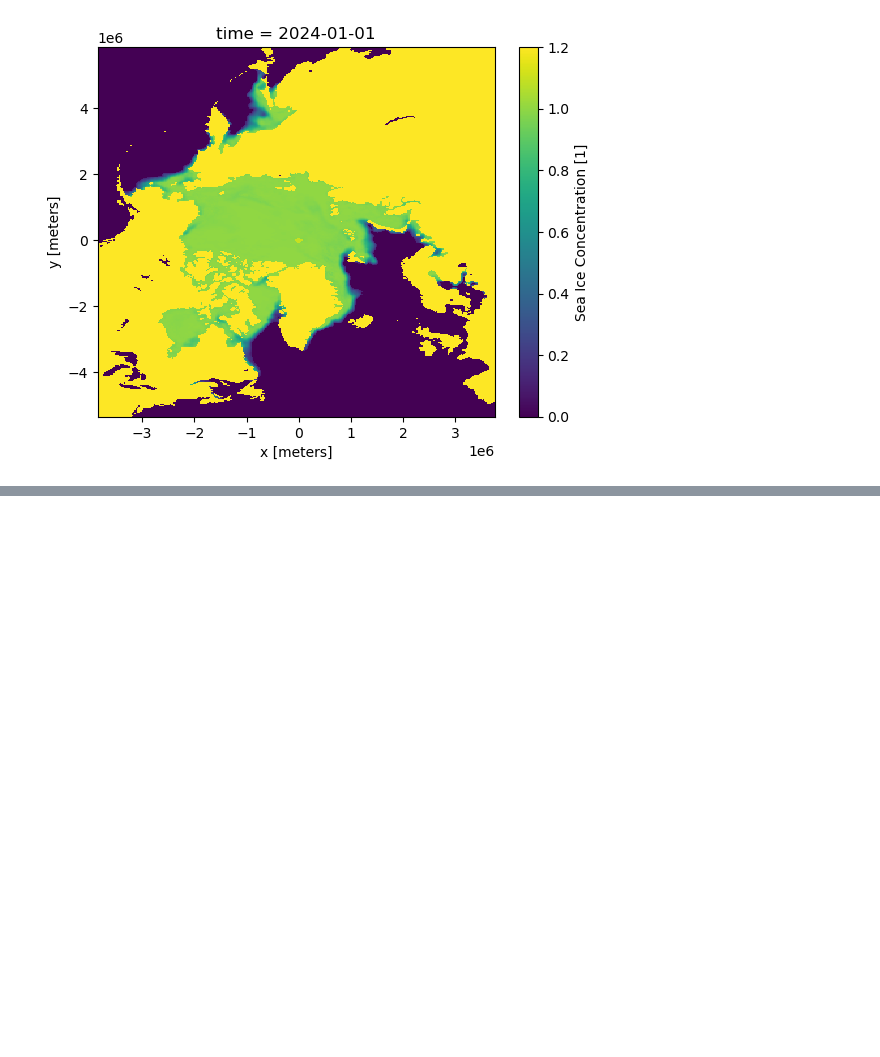
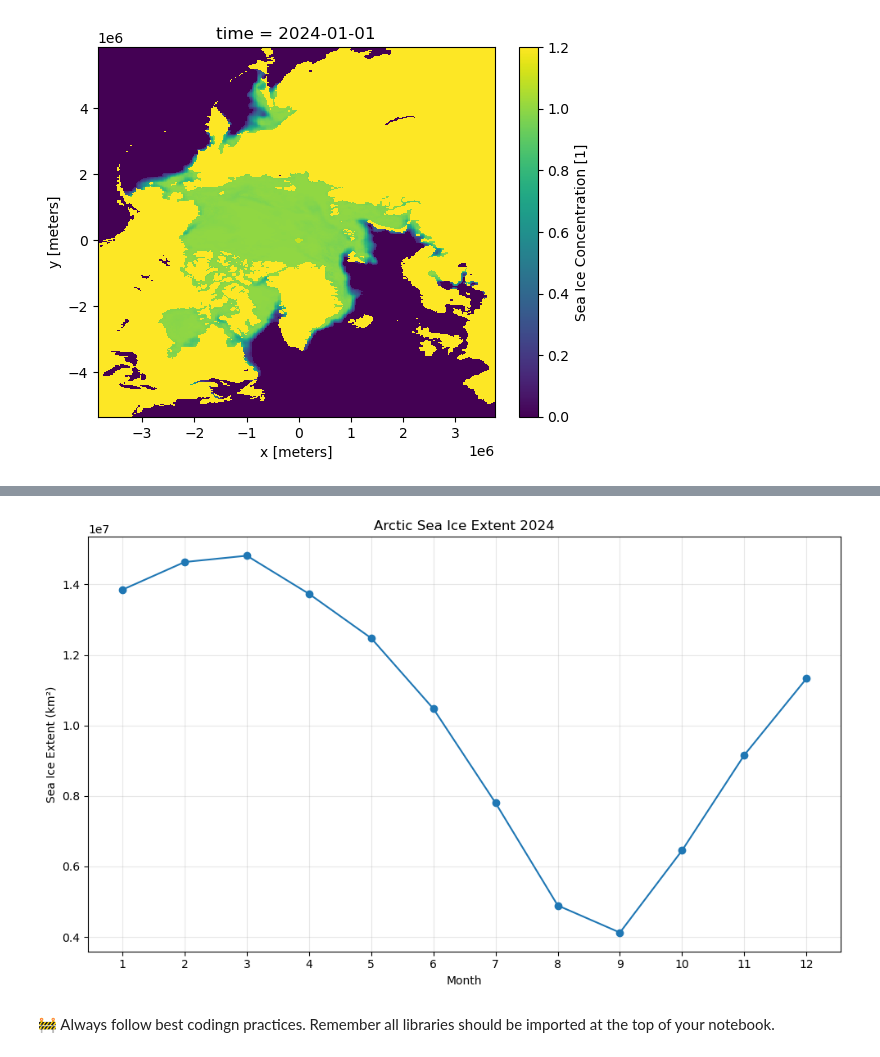
Before and after one commit to carmengg/code-for-genAI-demo, a Jupyter notebook: demo.ipynb, the cells around one changed output, grey strips where cells are left out. Drawn from its saved outputs; the diff is of its cells as text; code cells hidden in the pictures; blank space fills up the shorter version.

```diff
--- a/demo.ipynb
+++ b/demo.ipynb
@@ -101,0 +225,8 @@ What things are important for AI to understand the data you are working wihtout
+# %%
+# Calculate sea ice extent
+grid_cell_area = 25000 * 25000  # 25km x 25km in square meters
+cells_with_ice = ((ice0124['F17_ICECON'] >= 0.15) & (ice0124['F17_ICECON'] <= 1.0)).sum().item()
+sea_ice_extent_km2 = (cells_with_ice * grid_cell_area) / 1e6  # Convert to km²
+
+# Print result
+print(f"Sea ice extent: {sea_ice_extent_km2:,.0f} km²")
@@ -101,0 +257,33 @@ What things are important for AI to understand the data you are working wihtout
+# %%
+import matplotlib.pyplot as plt
+from pathlib import Path
+
+# Import all monthly files
+data_dir = Path('monthly_data')
+files = sorted(data_dir.glob('NSIDC0079_SEAICE_PS_N25km_2024*.nc'))
+datasets = [xr.open_dataset(f) for f in files]
+
+# Calculate sea ice extent for each month
+grid_cell_area = 25000 * 25000  # 25km x 25km in square meters
+extents = []
+
+for ds in datasets:
+    cells_with_ice = ((ds['F17_ICECON'] >= 0.25) & (ds['F17_ICECON'] <= 1.0)).sum().item()
+    extent_km2 = (cells_with_ice * grid_cell_area) / 1e6
+    extents.append(extent_km2)
+
+# Create line plot
+months = range(1, len(extents) + 1)
+plt.figure(figsize=(10, 6))
+plt.plot(months, extents, marker='o')
+plt.xlabel('Month')
+plt.ylabel('Sea Ice Extent (km²)')
+plt.title('Arctic Sea Ice Extent 2024')
+plt.grid(True, alpha=0.3)
+plt.xticks(months)
+plt.tight_layout()
+plt.show()
+# %% [output]
+[figure, added]
+# %% [markdown]
+🚧 Always follow best codingn practices. Remember all libraries should be imported at the top of your notebook.
```
Also changed, not shown: parts of 16 cells of this notebook.
